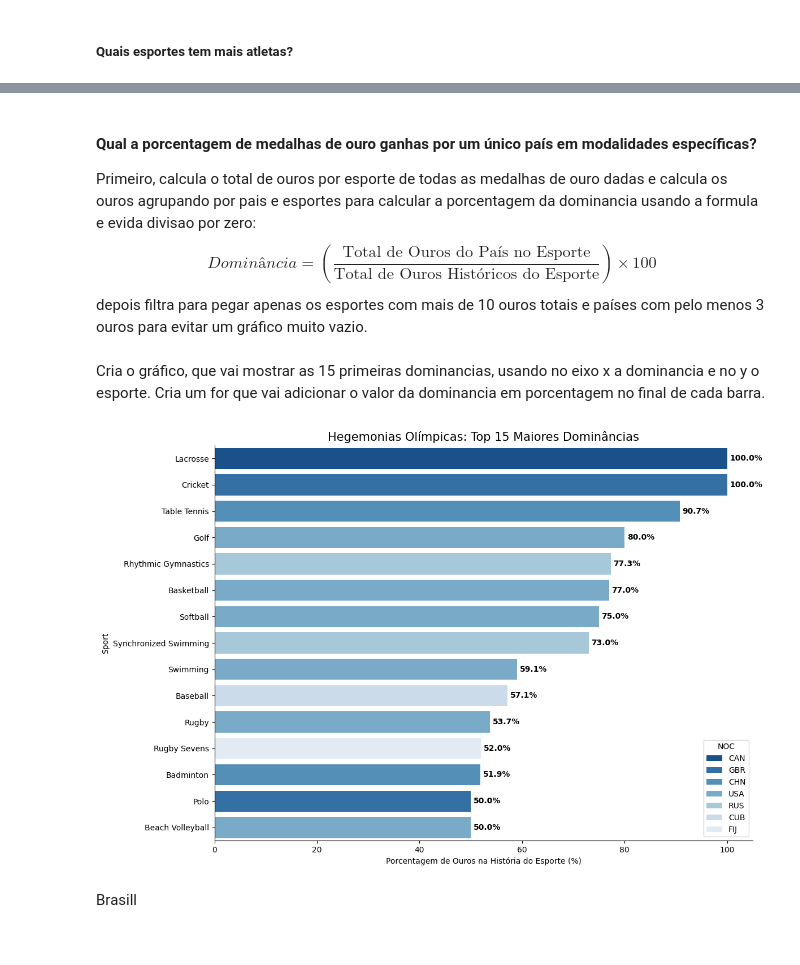
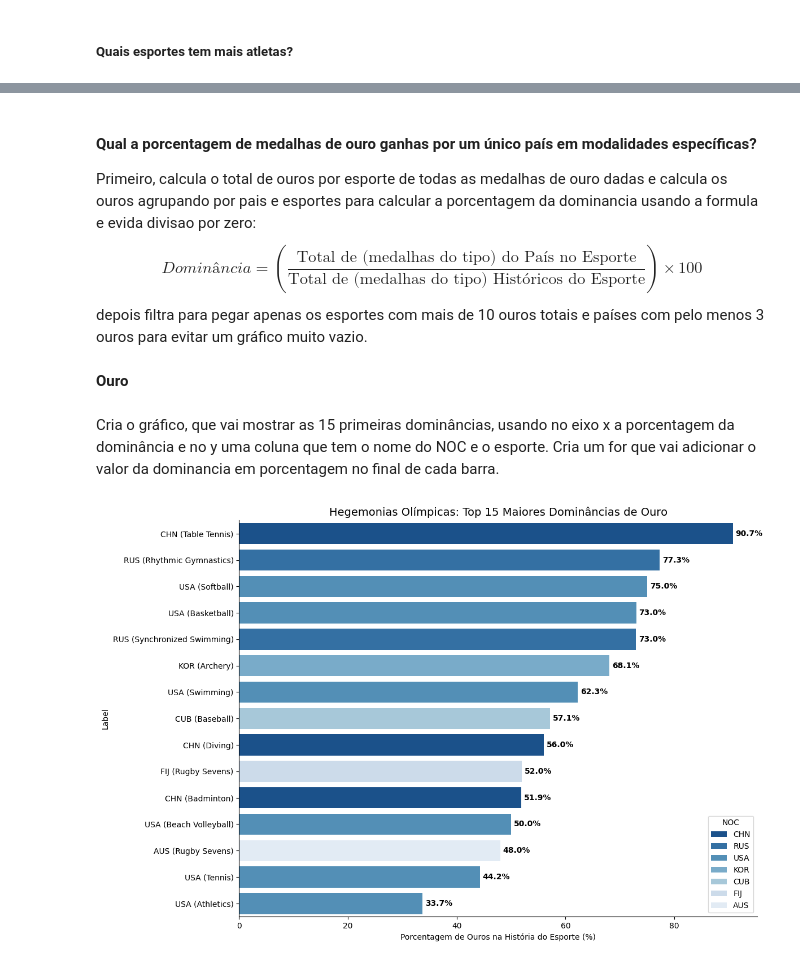
Before and after one commit to ClaraCaldas/Projeto-ICD, a Jupyter notebook: monopoliosesportivos.ipynb, the cells around one changed output, grey strips where cells are left out. Saved outputs shown, nothing was run; the diff lists cells and outputs as text; code cells hidden in the pictures.

```diff
--- a/monopoliosesportivos.ipynb
+++ b/monopoliosesportivos.ipynb
@@ -9,7 +9,7 @@ import seaborn as sns
 # %% [markdown]
 Inicia criando o data frame que vai ler os dados dos atletas
 # %%
-df_atleta = pd.read_csv('athlete_events_arrumado.csv', encoding='utf-8')
+df_atleta = pd.read_csv('athlete_events_limpo.csv', encoding='utf-8')
 df_atleta['Medal'] = df_atleta['Medal'].fillna('0')
 display(df_atleta.head())
 # %% [output]
@@ -129,7 +109,11 @@ df_plot['Label'] = df_plot['NOC'] + ' (' + df_plot['Sport'] + ')'
 
 plt.figure(figsize=(12, 8))
 
-ax = sns.barplot(data=df_plot, x='Total_Medalhas', y='Label', hue='NOC', palette='Blues_r')
+ax = sns.barplot(data=df_plot,
+                x='Total_Medalhas',
+                y='Label',
+                hue='NOC',
+                palette='Blues_r')
 
 for i, (medals, eff) in enumerate(zip(df_plot['Total_Medalhas'], df_plot['Eficiencia_%'])):
     ax.text(medals + 1, i, f' {eff}% Eficiência', va='center', fontweight='bold', color='black')
@@ -207,25 +197,0 @@ Passing `palette` without assigning `hue` is deprecated and will be removed in v
-# %%
-df_brasil = df_simples[df_simples['NOC'] == 'CHN']
-
-# 2. Agrupar por esporte e somar as medalhas
-df_bra_esportes = df_brasil.groupby('Sport')['Total_Medalhas'].sum().sort_values(ascending=False).reset_index()
-
-# 3. Criar o gráfico
-plt.figure(figsize=(10, 8))
-sns.barplot(
-    data=df_bra_esportes,
-    x='Total_Medalhas',
-    y='Sport',
-    palette='Blues_r'
-)
-
-plt.title('Distribuição de Medalhas por Esporte - EUA', fontsize=15)
-plt.xlabel('Total de Medalhas (Histórico)')
-plt.ylabel('Modalidade Esportiva')
-plt.grid(axis='x', alpha=0.3)
-
-for i, v in enumerate(df_bra_esportes['Total_Medalhas']):
-    plt.text(v + 0.5, i, str(int(v)), color='black', va='center')
-
-plt.tight_layout()
-plt.show()
@@ -237,7 +198,9 @@ Passing `palette` without assigning `hue` is deprecated and will be removed in v
 # %% [markdown]
 #### Qual a porcentagem de medalhas de ouro ganhas por um único país em modalidades específicas?
 
-Primeiro, calcula o total de ouros por esporte de todas as medalhas de ouro dadas e calcula os ouros agrupando por pais e esportes para calcular a porcentagem da dominancia usando a formula e evida divisao por zero: $$Dominância = \left( \frac{\text{Total de Ouros do País no Esporte}}{\text{Total de Ouros Históricos do Esporte}} \right) \times 100$$ depois filtra para pegar apenas os esportes com mais de 10 ouros totais e países com pelo menos 3 ouros para evitar um gráfico muito vazio.
+Primeiro, calcula o total de ouros por esporte de todas as medalhas de ouro dadas e calcula os ouros agrupando por pais e esportes para calcular a porcentagem da dominancia usando a formula e evida divisao por zero: $$Dominância = \left( \frac{\text{Total de (medalhas do tipo) do País no Esporte}}{\text{Total de (medalhas do tipo) Históricos do Esporte}} \right) \times 100$$ depois filtra para pegar apenas os esportes com mais de 10 ouros totais e países com pelo menos 3 ouros para evitar um gráfico muito vazio.
+# %% [markdown]
+**Ouro**
 # %%
 df_calc = df_simples.copy()
 
@@ -256,31 +219,30 @@ df_plot = df_dominancia[
     (df_dominancia['Gold'] >= 3)
 ].copy()
 # %% [markdown]
-Cria o gráfico, que vai mostrar as 15 primeiras dominancias, usando no eixo x a dominancia e no y o esporte. Cria um for que vai adicionar o valor da dominancia em porcentagem no final de cada barra.
+Cria o gráfico, que vai mostrar as 15 primeiras dominâncias, usando no eixo x a porcentagem da dominância e no y uma coluna que tem o nome do NOC e o esporte. Cria um for que vai adicionar o valor da dominancia em porcentagem no final de cada barra.
 # %%
 df_plot = df_plot.sort_values('Dominancia_%', ascending=False).head(15)
+df_plot['Label'] = df_dominancia['NOC'] + " (" + df_dominancia['Sport'] + ")"
 
 plt.figure(figsize=(12, 8))
 
 ax = sns.barplot(
     data=df_plot,
     x='Dominancia_%',
-    y='Sport',
+    y=df_plot['Label'],
     hue='NOC',
     dodge=False,
     palette='Blues_r'
 )
 
-plt.title('Hegemonias Olímpicas: Top 15 Maiores Dominâncias', fontsize=15)
+plt.title('Hegemonias Olímpicas: Top 15 Maiores Dominâncias de Ouro', fontsize=14)
 plt.xlabel('Porcentagem de Ouros na História do Esporte (%)')
 
 for i, v in enumerate(df_plot['Dominancia_%']):
     ax.text(v + 0.5, i, f'{v:.1f}%', va='center', fontweight='bold')
 
 sns.despine()
 plt.tight_layout()
 plt.show()
 # %% [output]
-[figure, old version]
+[figure, new version]
-# %% [markdown]
-Brasill
```
Also changed, not shown: parts of 21 cells of this notebook, 1 other file.
